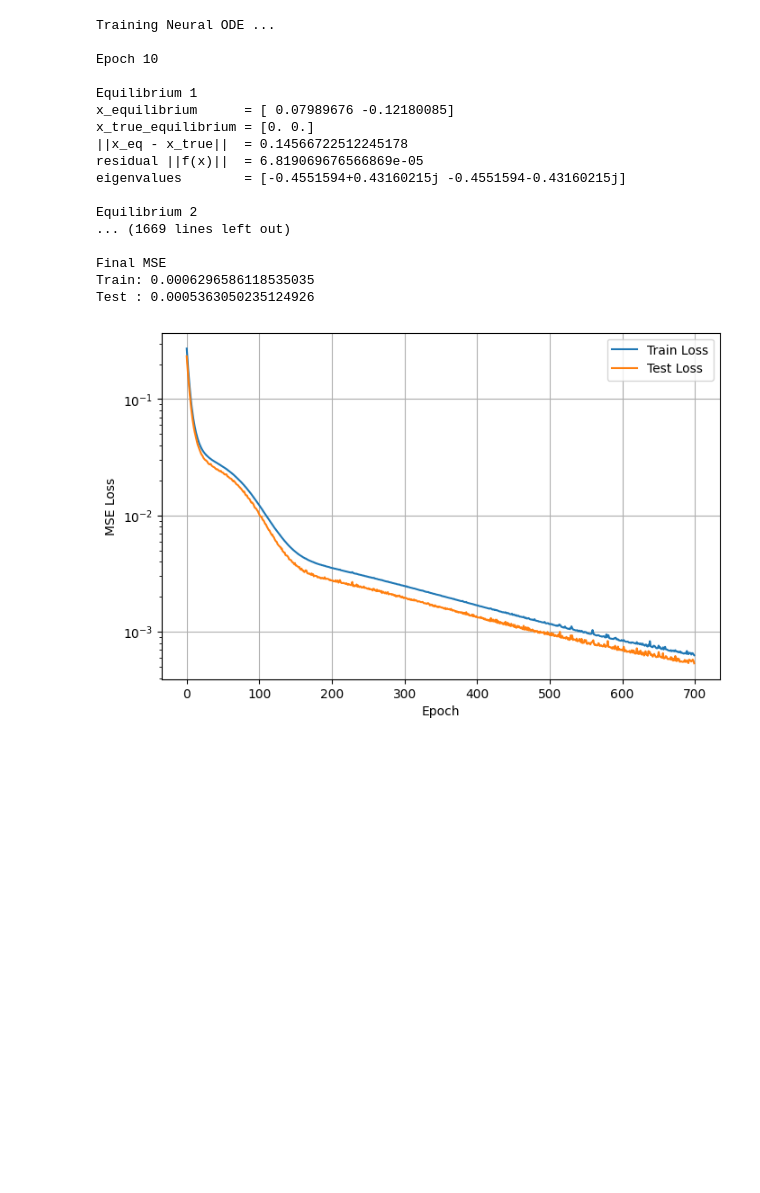
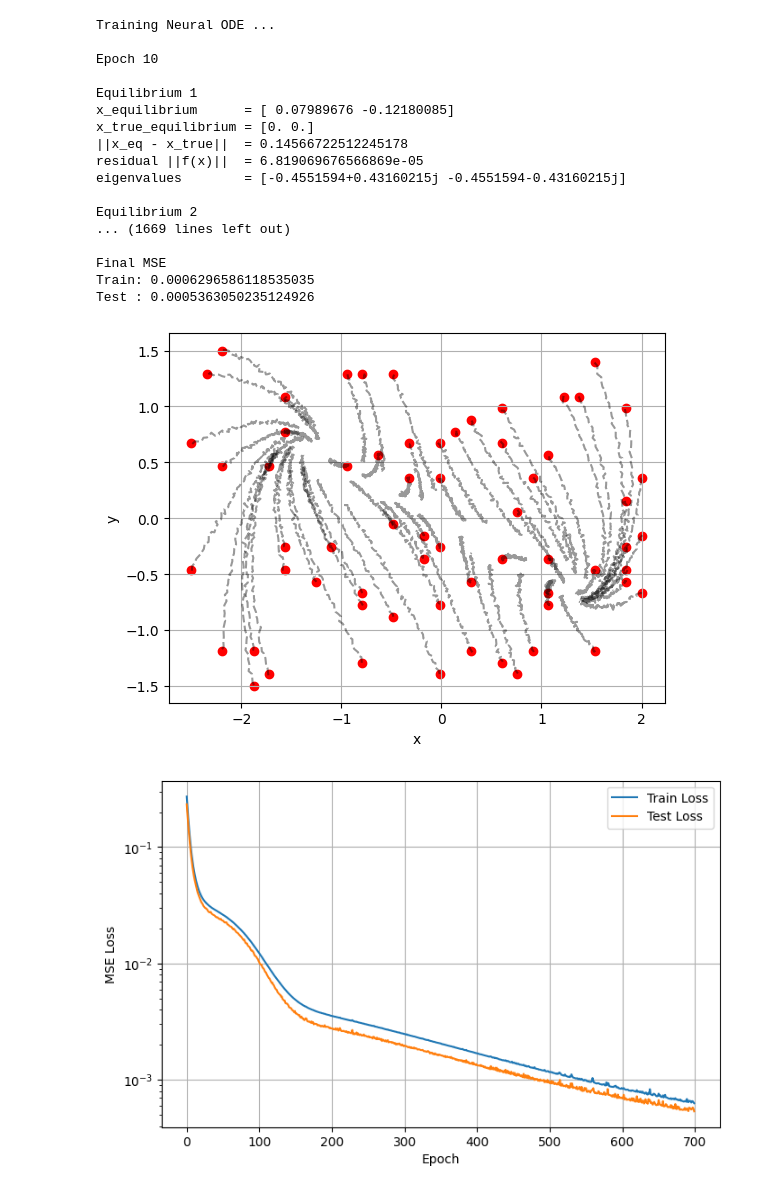
Before and after one commit to xsokolovae1/neural-odes-near-equilibria, a Jupyter notebook: TRAIN_ODES/FitzHugh-Nagumo Model/fitz.ipynb, the cells around one changed output. Drawn from its saved outputs; the diff is of its cells as text; code cells hidden in the pictures; blank space fills up the shorter version.

```diff
--- a/TRAIN_ODES/FitzHugh-Nagumo Model/fitz.ipynb
+++ b/TRAIN_ODES/FitzHugh-Nagumo Model/fitz.ipynb
@@ -345,6 +345,25 @@ Equilibrium 2
 Final MSE
 Train: 0.0006296586118535035
 Test : 0.0005363050235124926
+# %%
+for z0_batch, Z_batch in train_load:
+    for i in range (Z_batch.size(0)):
+        x = Z_batch[i,:,0].cpu().numpy()
+        y = Z_batch[i,:,1].cpu().numpy()
+        plt.plot(x,y,'k--',alpha=0.4)
+
+
+    plt.scatter(z0_batch[:, 0].cpu().numpy(),
+                z0_batch[:, 1].cpu().numpy(),
+                color='red')
+    break
+
+plt.xlabel("x")
+plt.ylabel("y")
+plt.grid()
+plt.show()
+# %% [output]
+[figure, added]
 # %%
 eigvals_history_cpu = [
     [eig.cpu() for eig in snapshot]
```
Also changed, not shown: parts of 9 cells of this notebook, 20 other files.
